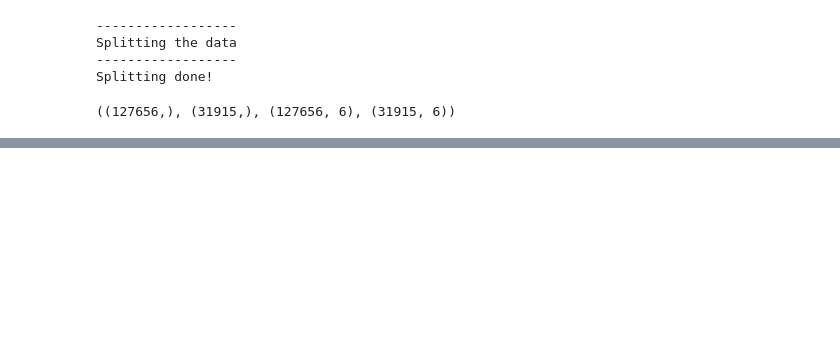
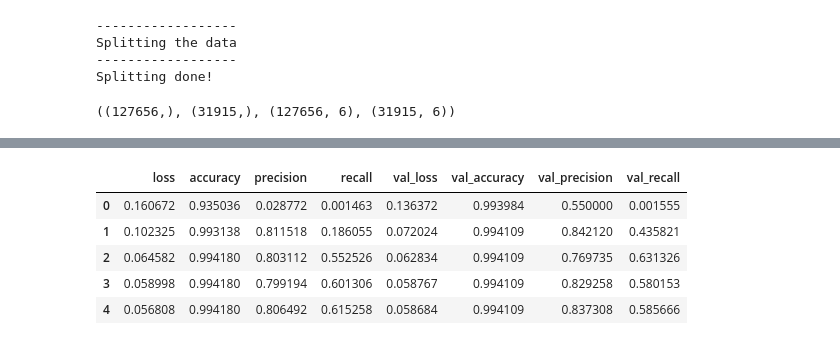
Before and after one commit to gloryodeyemi/COMP_8610_Project_02, a Jupyter notebook: main.ipynb, the cells around one changed output, grey strips where cells are left out. Saved outputs shown, nothing was run; the diff lists cells and outputs as text; code cells hidden in the pictures; blank space fills up the shorter version.

```diff
--- a/main.ipynb
+++ b/main.ipynb
@@ -73,0 +142,10 @@ Splitting done!
+# %%
+hist_df = pd.DataFrame(history.history)
+hist_df.head()
+# %% [output]
+|  | loss | accuracy | precision | recall | val_loss | val_accuracy | val_precision | val_recall |
+| 0 | 0.160672 | 0.935036 | 0.028772 | 0.001463 | 0.136372 | 0.993984 | 0.550000 | 0.001555 |
+| 1 | 0.102325 | 0.993138 | 0.811518 | 0.186055 | 0.072024 | 0.994109 | 0.842120 | 0.435821 |
+| 2 | 0.064582 | 0.994180 | 0.803112 | 0.552526 | 0.062834 | 0.994109 | 0.769735 | 0.631326 |
+| 3 | 0.058998 | 0.994180 | 0.799194 | 0.601306 | 0.058767 | 0.994109 | 0.829258 | 0.580153 |
+| 4 | 0.056808 | 0.994180 | 0.806492 | 0.615258 | 0.058684 | 0.994109 | 0.837308 | 0.585666 |
```
Also changed, not shown: parts of 13 cells of this notebook, 6 other files.
